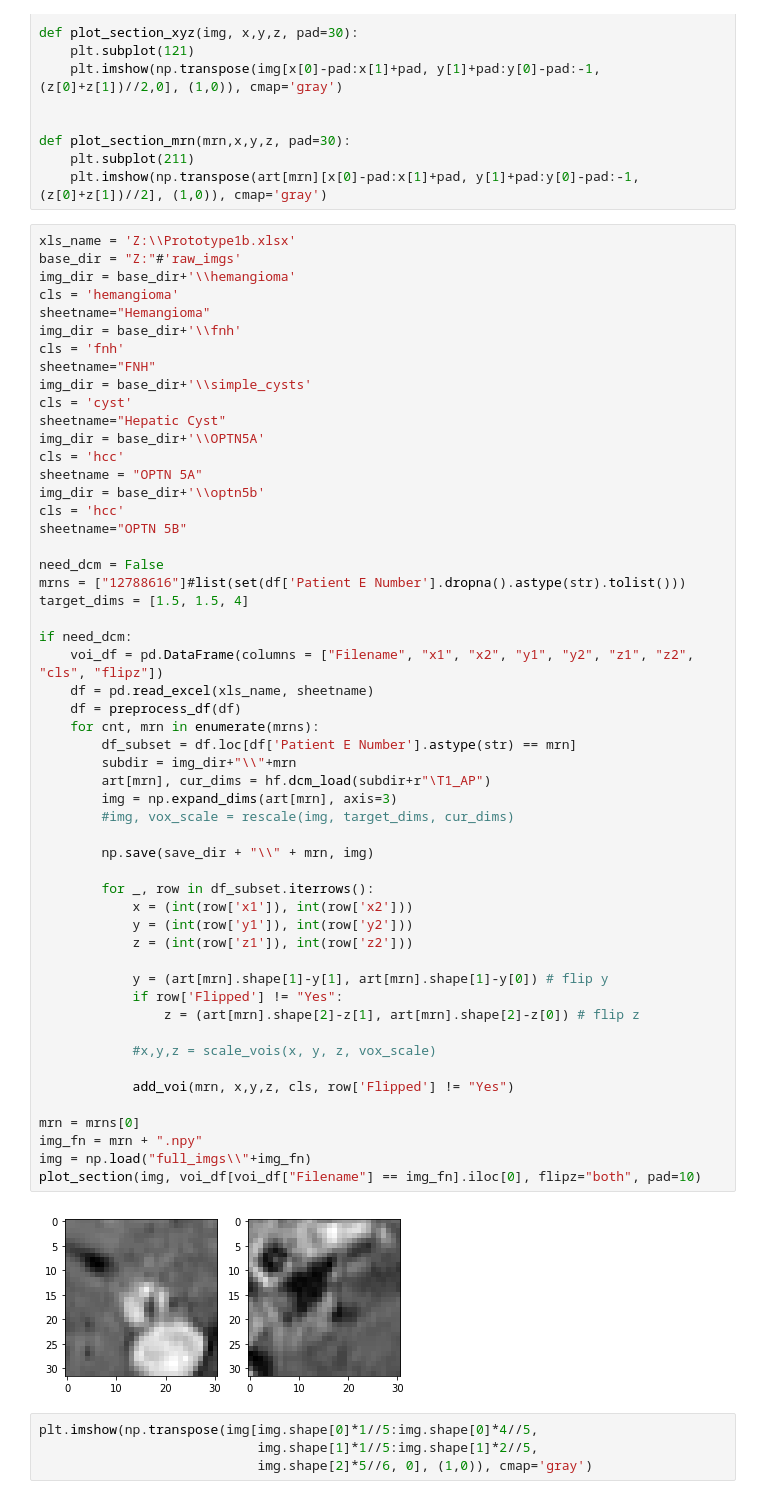
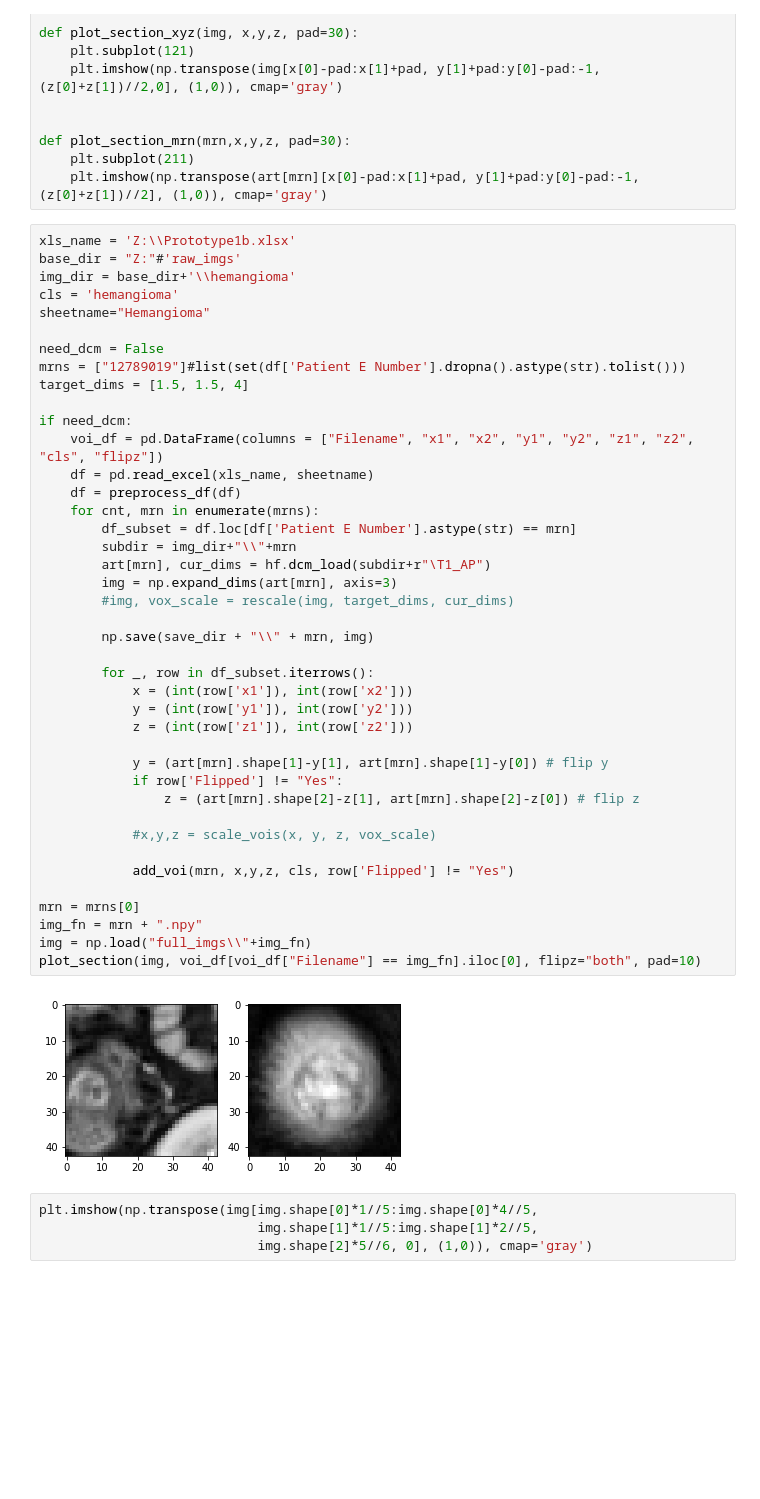
Before and after one commit to clintonjwang/voi-classifier, a Jupyter notebook: data-retrieval.ipynb, the cells around one changed output. Saved outputs shown, nothing was run; the diff lists cells and outputs as text; blank space fills up the shorter version.

```diff
--- a/data-retrieval.ipynb
+++ b/data-retrieval.ipynb
@@ -381,55 +401,43 @@ base_dir = "Z:"#'raw_imgs'
 img_dir = base_dir+'\\hemangioma'
 cls = 'hemangioma'
 sheetname="Hemangioma"
-img_dir = base_dir+'\\fnh'
-cls = 'fnh'
-sheetname="FNH"
-img_dir = base_dir+'\\simple_cysts'
-cls = 'cyst'
-sheetname="Hepatic Cyst"
-img_dir = base_dir+'\\OPTN5A'
-cls = 'hcc'
-sheetname = "OPTN 5A"
-img_dir = base_dir+'\\optn5b'
-cls = 'hcc'
-sheetname="OPTN 5B"
 
 need_dcm = False
-mrns = ["12788616"]#list(set(df['Patient E Number'].dropna().astype(str).tolist()))
+mrns = ["12789019"]#list(set(df['Patient E Number'].dropna().astype(str).tolist()))
 target_dims = [1.5, 1.5, 4]
 
 if need_dcm:
     voi_df = pd.DataFrame(columns = ["Filename", "x1", "x2", "y1", "y2", "z1", "z2", "cls", "flipz"])
     df = pd.read_excel(xls_name, sheetname)
     df = preprocess_df(df)
     for cnt, mrn in enumerate(mrns):
         df_subset = df.loc[df['Patient E Number'].astype(str) == mrn]
         subdir = img_dir+"\\"+mrn
         art[mrn], cur_dims = hf.dcm_load(subdir+r"\T1_AP")
         img = np.expand_dims(art[mrn], axis=3)
         #img, vox_scale = rescale(img, target_dims, cur_dims)
 
         np.save(save_dir + "\\" + mrn, img)
 
         for _, row in df_subset.iterrows():
             x = (int(row['x1']), int(row['x2']))
             y = (int(row['y1']), int(row['y2']))
             z = (int(row['z1']), int(row['z2']))
 
             y = (art[mrn].shape[1]-y[1], art[mrn].shape[1]-y[0]) # flip y
             if row['Flipped'] != "Yes":
                 z = (art[mrn].shape[2]-z[1], art[mrn].shape[2]-z[0]) # flip z
 
             #x,y,z = scale_vois(x, y, z, vox_scale)
 
             add_voi(mrn, x,y,z, cls, row['Flipped'] != "Yes")
 
 mrn = mrns[0]
 img_fn = mrn + ".npy"
 img = np.load("full_imgs\\"+img_fn)
 plot_section(img, voi_df[voi_df["Filename"] == img_fn].iloc[0], flipz="both", pad=10)
 # %% [output]
-[figure, old version]
+[figure, new version]
 # %%
 plt.imshow(np.transpose(img[img.shape[0]*1//5:img.shape[0]*4//5,
                             img.shape[1]*1//5:img.shape[1]*2//5,
```
Also changed, not shown: parts of 10 cells of this notebook, 5 other files.
